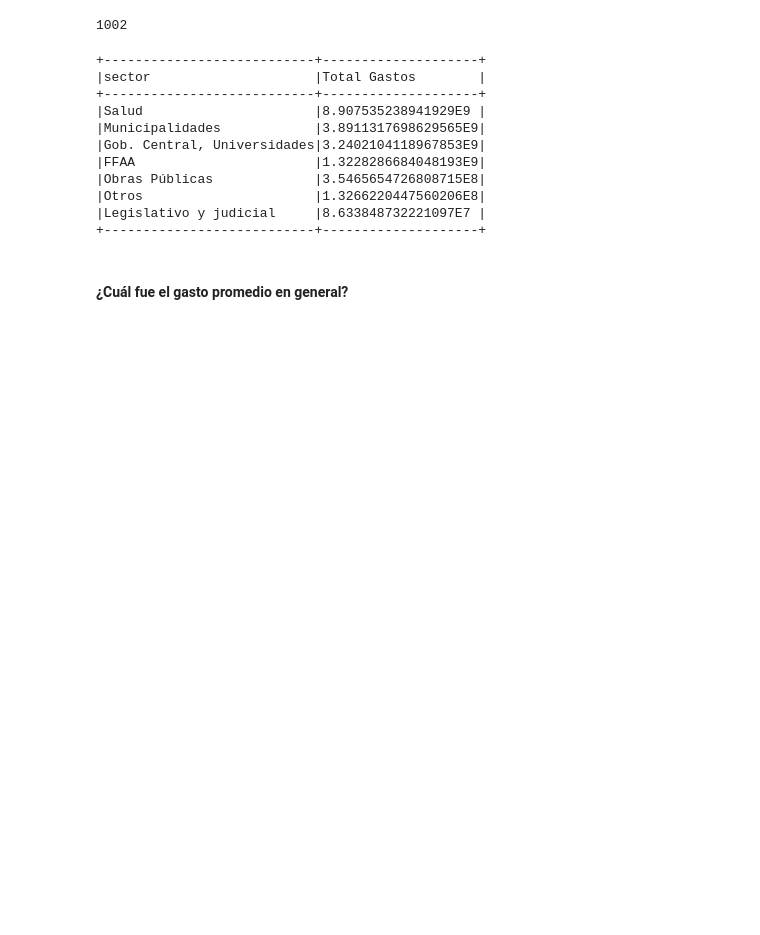
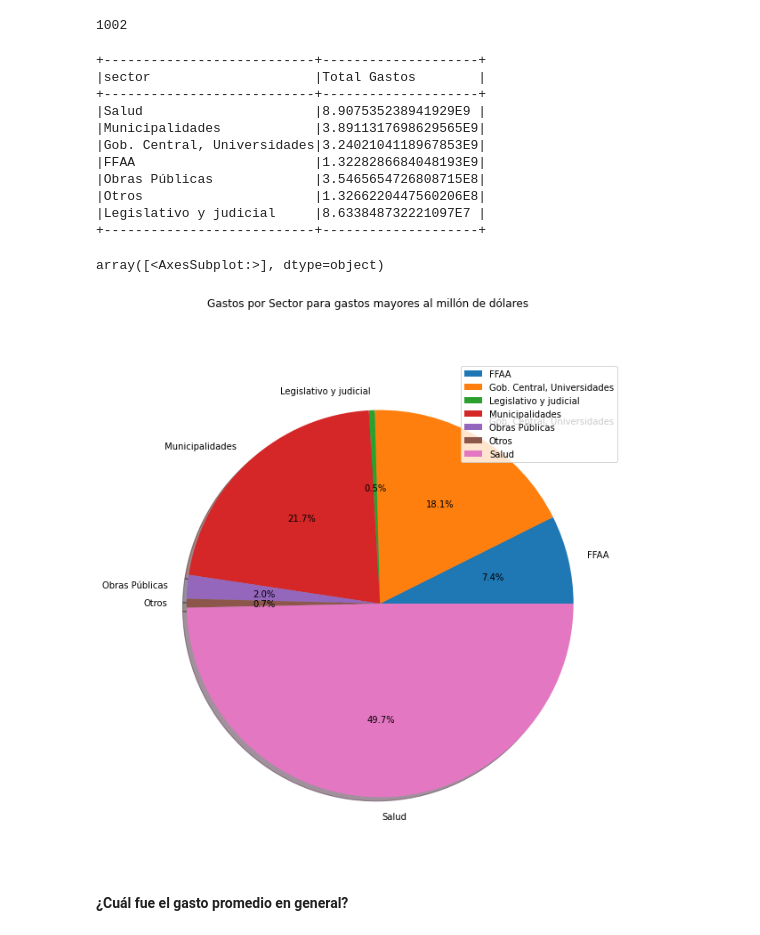
Before and after one commit to FranRossi/Big-Data-Project, a Jupyter notebook: Obligatorio_Francisco_Rossi_Ivan_Monjardin.ipynb, the cells around one changed output. Drawn from its saved outputs; the diff is of its cells as text; code cells hidden in the pictures; blank space fills up the shorter version.

```diff
--- a/Obligatorio_Francisco_Rossi_Ivan_Monjardin.ipynb
+++ b/Obligatorio_Francisco_Rossi_Ivan_Monjardin.ipynb
@@ -606,6 +583,13 @@ df_sector_millon.show(truncate=False)
 |Otros                      |1.3266220447560206E8|
 |Legislativo y judicial     |8.633848732221097E7 |
 +---------------------------+--------------------+
+# %%
+dfp_sector_millon = df_sector_millon.toPandas()
+dfp_sector_millon.groupby(['sector']).sum().plot(kind='pie', subplots=True, shadow = True,startangle=0,
+figsize=(15,10), autopct='%1.1f%%', title="Gastos por Sector para gastos mayores al millón de dólares", ylabel="")
+# %% [output]
+array([<AxesSubplot:>], dtype=object)
+[figure, added]
 # %% [markdown]
 #### ¿Cuál fue el gasto promedio en general?
 # %%
```
Also changed, not shown: parts of 16 cells of this notebook, 2 other files.
